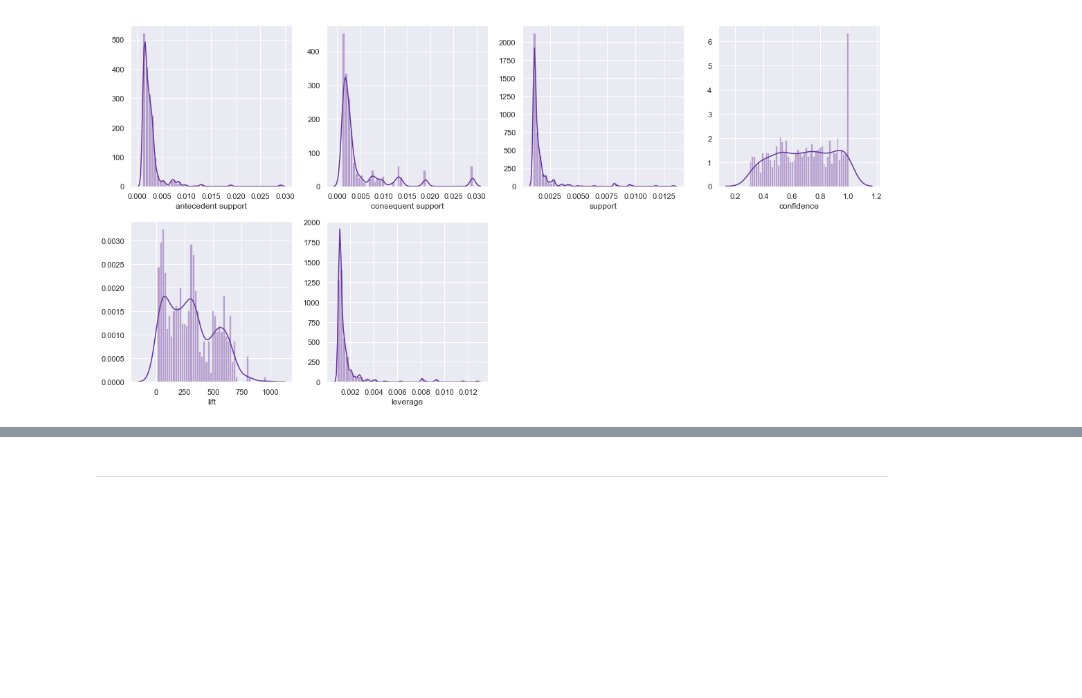
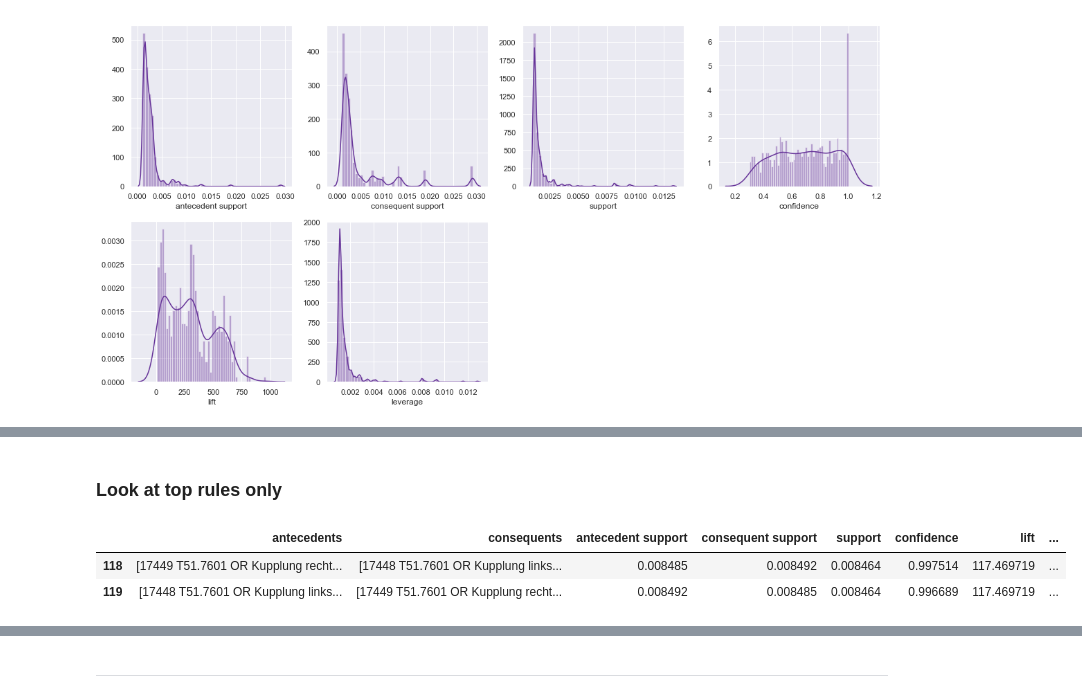
Before and after one commit to rbuerki/projects-ml, a Jupyter notebook: association_rules_mining/2-Association-Rules_apriori_with_MLxtend_library.ipynb, the cells around one changed output, grey strips where cells are left out. Drawn from its saved outputs; the diff is of its cells as text; code cells hidden in the pictures; blank space fills up the shorter version.

Commit message:
FEAT: add top-rules analysis

```diff
--- a/association_rules_mining/2-Association-Rules_apriori_with_MLxtend_library.ipynb
+++ b/association_rules_mining/2-Association-Rules_apriori_with_MLxtend_library.ipynb
@@ -54,6 +56,7 @@ pd.options.display.max_rows = 100
 # %%
 # Load data
 transactions_raw = pd.read_csv('data/raw/sales_total.csv', parse_dates=['Fakturadatum'])
+names = pd.read_csv('data/raw/artikel_agg_2018.csv')
 # %% [markdown]
 ## Prepare basic data structure
 
@@ -422,0 +406,45 @@ def return_named_rules(df, index):
+# %% [markdown]
+### Look at top rules only
+# %%
+def return_named_rules(rules, names):
+    """Define a function that returns the product names instead of IDs
+    for antecedents and consequents of selected rules.
+
+    Arguments:
+    ----------
+    - df: dataframe containing the rules in above format
+    - names: dataframe containing columns 'id' and 'name' for lookup
+
+    Returns:
+    --------
+    - a dataframe analogue to input df but with product names instead of IDs
+    """
+    df = rules.copy()
+    for row in df.itertuples():
+        ante_named = []
+        cons_named = []
+        ante = (row[1])
+        cons = (row[2])
+        for a in ante:
+            a = names.loc[names['id'] == a]['name']
+            ante_named.append(a)
+        for c in cons:
+            c = names.loc[names['id'] == c]['name']
+            cons_named.append(c)
+        df.loc[row[0], 'antecedents'] = str(ante_named)
+        df.loc[row[0], 'consequents'] = str(cons_named)
+
+    return df
+# %%
+"""Look at rules with support of > 0.8% only"""
+
+rules_top = rules.loc[rules['support'] > 0.008]
+rules_top_named = return_named_rules(rules_top, names)
+
+# Check results
+rules_top_named.shape
+display(rules_top_named.head(2))
+# %% [output]
+|  | antecedents | consequents | antecedent support | consequent support | support | confidence | lift | ... |
+| 118 | [17449 T51.7601 OR Kupplung recht... | [17448 T51.7601 OR Kupplung links... | 0.008485 | 0.008492 | 0.008464 | 0.997514 | 117.469719 | ... |
+| 119 | [17448 T51.7601 OR Kupplung links... | [17449 T51.7601 OR Kupplung recht... | 0.008492 | 0.008485 | 0.008464 | 0.996689 | 117.469719 | ... |
```
Also changed, not shown: parts of 8 cells of this notebook.
